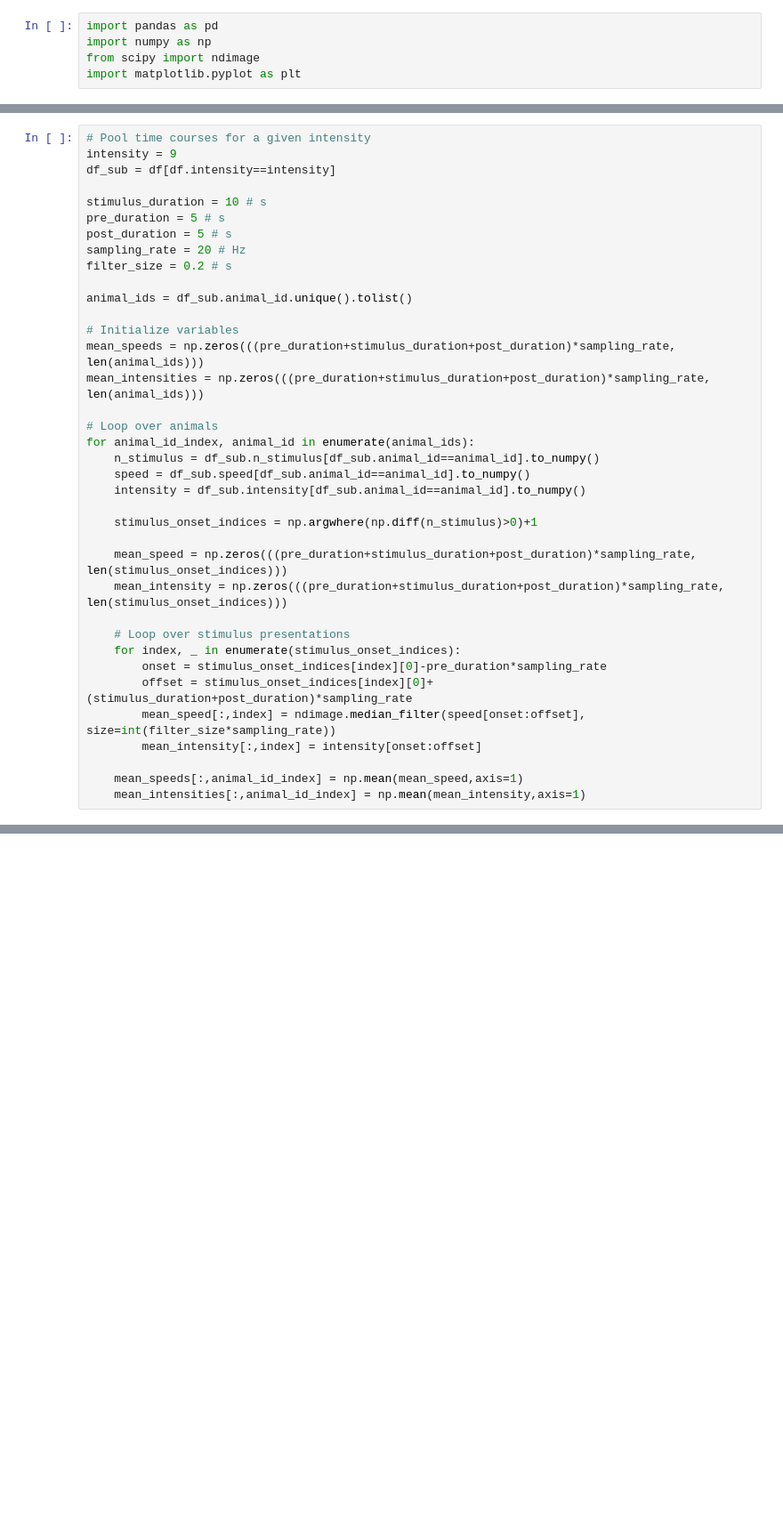
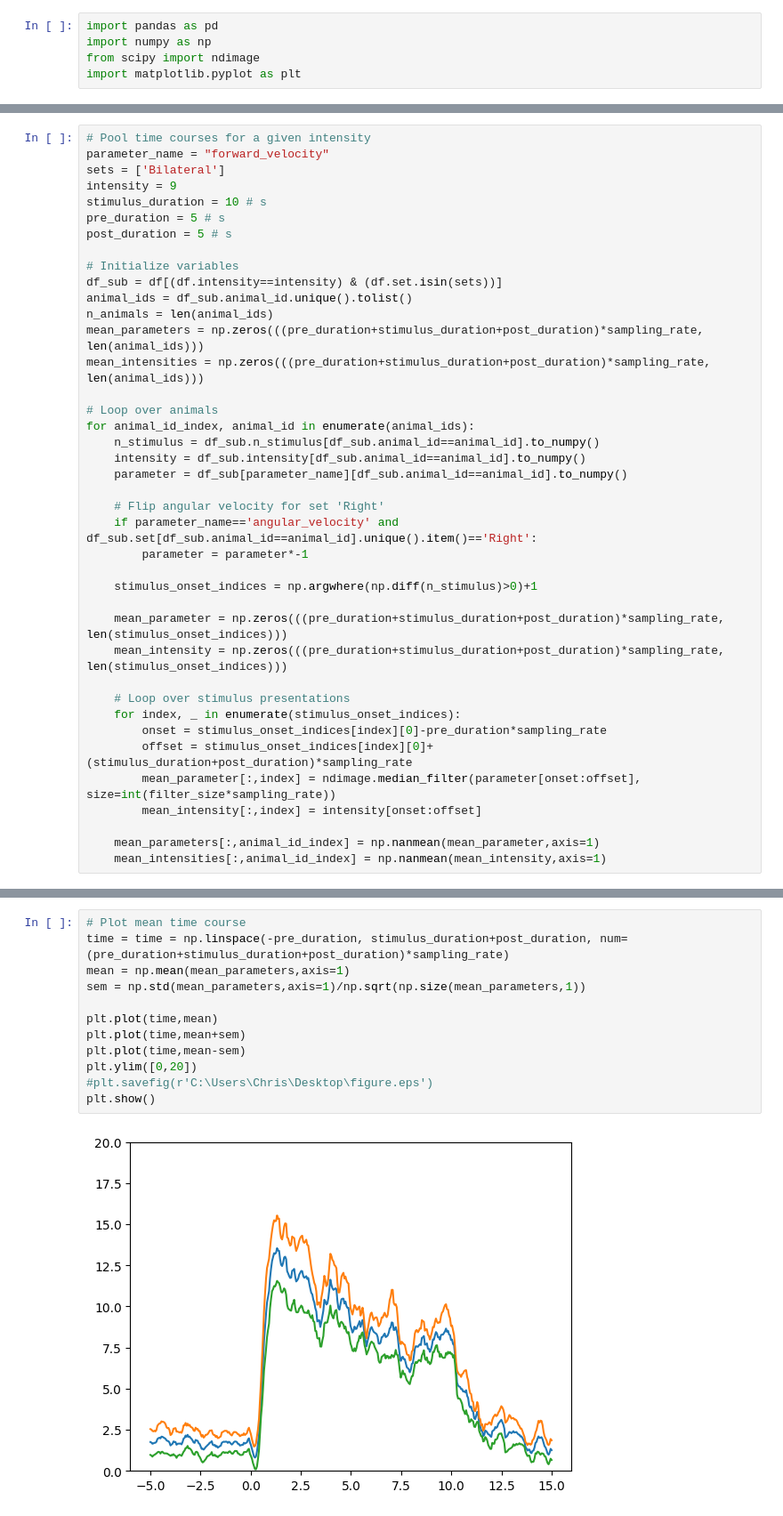
Before and after one commit to chrisjdallmann/roadrunner, a Jupyter notebook: code/plot_arena_data.ipynb, the cells around one changed output, grey strips where cells are left out. Shown at 89% size. Drawn from its saved outputs; the diff is of its cells as text; blank space fills up the shorter version.

```diff
--- a/code/plot_arena_data.ipynb
+++ b/code/plot_arena_data.ipynb
@@ -31,37 +36,40 @@ df
 # %%
 # Pool time courses for a given intensity
+parameter_name = "forward_velocity"
+sets = ['Bilateral']
 intensity = 9
-df_sub = df[df.intensity==intensity]
-
 stimulus_duration = 10 # s
 pre_duration = 5 # s
 post_duration = 5 # s
-sampling_rate = 20 # Hz
-filter_size = 0.2 # s
-
-animal_ids = df_sub.animal_id.unique().tolist()
 
 # Initialize variables
-mean_speeds = np.zeros(((pre_duration+stimulus_duration+post_duration)*sampling_rate, len(animal_ids)))
+df_sub = df[(df.intensity==intensity) & (df.set.isin(sets))]
+animal_ids = df_sub.animal_id.unique().tolist()
+n_animals = len(animal_ids)
+mean_parameters = np.zeros(((pre_duration+stimulus_duration+post_duration)*sampling_rate, len(animal_ids)))
 mean_intensities = np.zeros(((pre_duration+stimulus_duration+post_duration)*sampling_rate, len(animal_ids)))
 
 # Loop over animals
 for animal_id_index, animal_id in enumerate(animal_ids):
     n_stimulus = df_sub.n_stimulus[df_sub.animal_id==animal_id].to_numpy()
-    speed = df_sub.speed[df_sub.animal_id==animal_id].to_numpy()
     intensity = df_sub.intensity[df_sub.animal_id==animal_id].to_numpy()
+    parameter = df_sub[parameter_name][df_sub.animal_id==animal_id].to_numpy()
+
+    # Flip angular velocity for set 'Right'
+    if parameter_name=='angular_velocity' and df_sub.set[df_sub.animal_id==animal_id].unique().item()=='Right':
+        parameter = parameter*-1
 
     stimulus_onset_indices = np.argwhere(np.diff(n_stimulus)>0)+1
 
-    mean_speed = np.zeros(((pre_duration+stimulus_duration+post_duration)*sampling_rate, len(stimulus_onset_indices)))
+    mean_parameter = np.zeros(((pre_duration+stimulus_duration+post_duration)*sampling_rate, len(stimulus_onset_indices)))
     mean_intensity = np.zeros(((pre_duration+stimulus_duration+post_duration)*sampling_rate, len(stimulus_onset_indices)))
 
     # Loop over stimulus presentations
     for index, _ in enumerate(stimulus_onset_indices):
         onset = stimulus_onset_indices[index][0]-pre_duration*sampling_rate
         offset = stimulus_onset_indices[index][0]+(stimulus_duration+post_duration)*sampling_rate
-        mean_speed[:,index] = ndimage.median_filter(speed[onset:offset], size=int(filter_size*sampling_rate))
+        mean_parameter[:,index] = ndimage.median_filter(parameter[onset:offset], size=int(filter_size*sampling_rate))
         mean_intensity[:,index] = intensity[onset:offset]
 
-    mean_speeds[:,animal_id_index] = np.mean(mean_speed,axis=1)
-    mean_intensities[:,animal_id_index] = np.mean(mean_intensity,axis=1)
+    mean_parameters[:,animal_id_index] = np.nanmean(mean_parameter,axis=1)
+    mean_intensities[:,animal_id_index] = np.nanmean(mean_intensity,axis=1)
@@ -120 +80,15 @@ plt.show()
+# %%
+# Plot mean time course
+time = time = np.linspace(-pre_duration, stimulus_duration+post_duration, num=(pre_duration+stimulus_duration+post_duration)*sampling_rate)
+mean = np.mean(mean_parameters,axis=1)
+sem = np.std(mean_parameters,axis=1)/np.sqrt(np.size(mean_parameters,1))
+
+plt.plot(time,mean)
+plt.plot(time,mean+sem)
+plt.plot(time,mean-sem)
+plt.ylim([0,20])
+#plt.savefig(r'C:\Users\Chris\Desktop\figure.eps')
+plt.show()
+# %% [output]
+[figure, added]
 # %%
```
Also changed, not shown: parts of 15 cells of this notebook.
